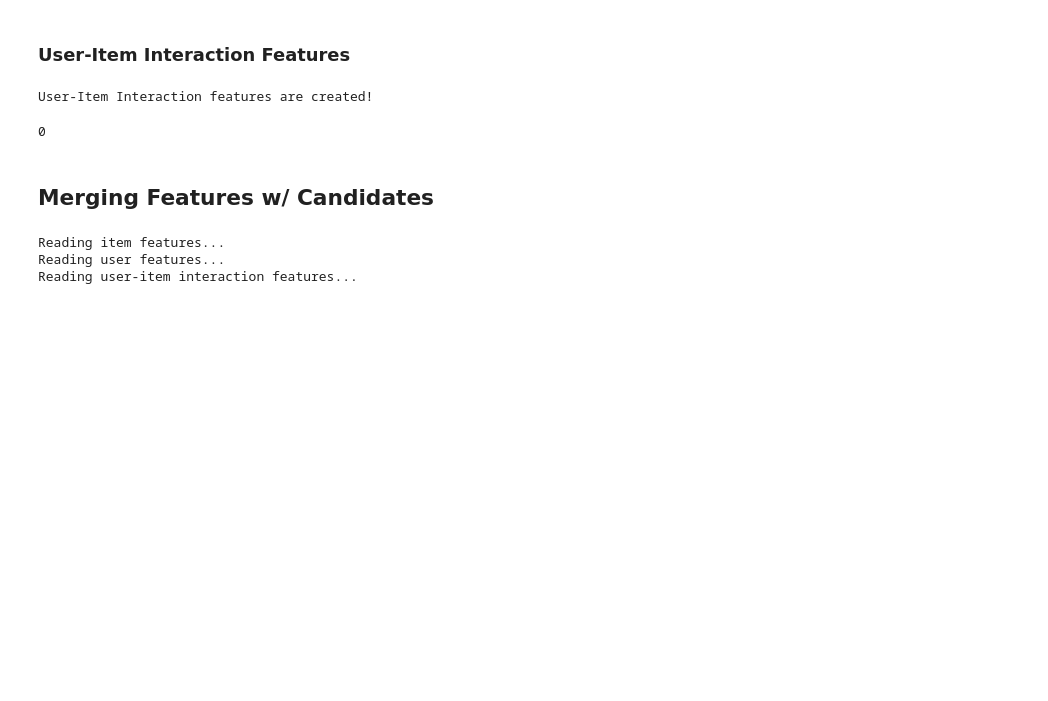
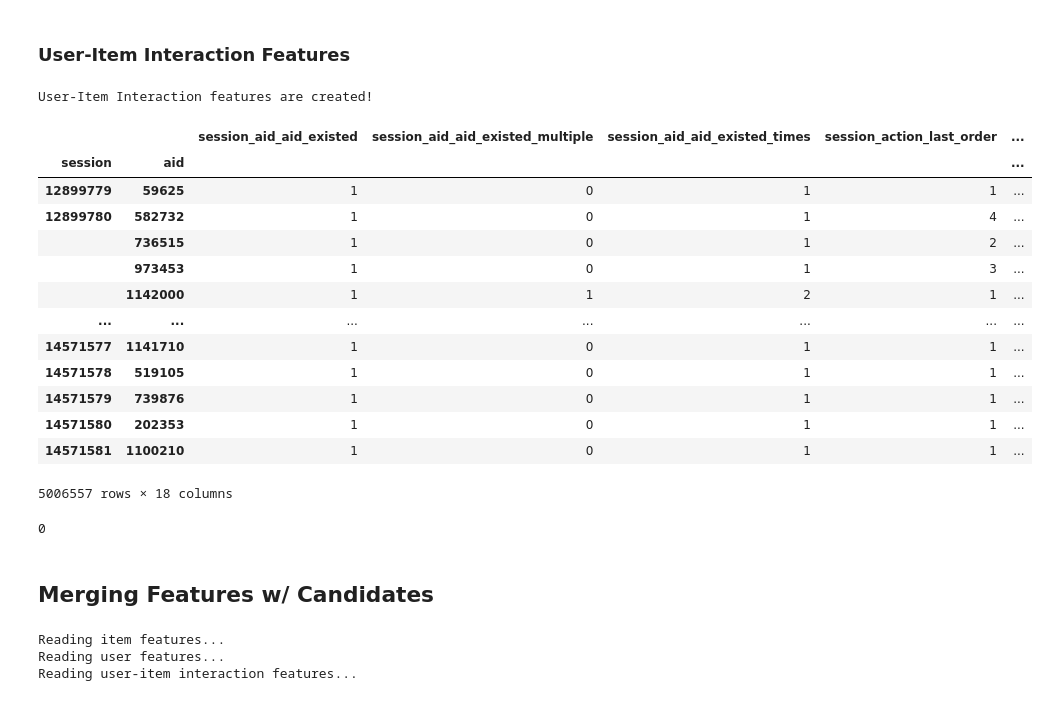
Before and after one commit to nlztrk/OTTO-Multi-Objective-Recommender-System, a Jupyter notebook: 3. Feature Extraction.ipynb, the cells around one changed output. Cells and saved outputs as stored; diff of their text form; code cells hidden in the pictures; blank space fills up the shorter version.

```diff
--- a/3. Feature Extraction.ipynb
+++ b/3. Feature Extraction.ipynb
@@ -780,7 +938,10 @@ user_item_int_features = pd.concat([
                                        reverse_order_of_aid_for_session,
                                        aid_session_ts_offsets,
 #                                        nunique_aggregator,
-                                       existence_amount_aggregator])
+                                       existence_amount_aggregator,
+                                       last_action_dayofweek]),
+    last_action_dayofweek(user_item_int_df,
+                          group_cols=['session', 'aid']),
 ], axis=1)
 
 user_item_int_features = reduce_memory(user_item_int_features)
@@ -790,6 +951,23 @@ user_item_int_features.to_parquet(f'./all_features/{GENERATE_FOR}_user_item_int_
 print("User-Item Interaction features are created!")
 # %% [output]
 User-Item Interaction features are created!
+# %%
+user_item_int_features
+# %% [output]
+|  |  | session_aid_aid_existed | session_aid_aid_existed_multiple | session_aid_aid_existed_times | session_action_last_order | ... |
+| session | aid |  |  |  |  | ... |
+| 12899779 | 59625 | 1 | 0 | 1 | 1 | ... |
+| 12899780 | 582732 | 1 | 0 | 1 | 4 | ... |
+|  | 736515 | 1 | 0 | 1 | 2 | ... |
+|  | 973453 | 1 | 0 | 1 | 3 | ... |
+|  | 1142000 | 1 | 1 | 2 | 1 | ... |
+| ... | ... | ... | ... | ... | ... | ... |
+| 14571577 | 1141710 | 1 | 0 | 1 | 1 | ... |
+| 14571578 | 519105 | 1 | 0 | 1 | 1 | ... |
+| 14571579 | 739876 | 1 | 0 | 1 | 1 | ... |
+| 14571580 | 202353 | 1 | 0 | 1 | 1 | ... |
+| 14571581 | 1100210 | 1 | 0 | 1 | 1 | ... |
+5006557 rows × 18 columns
 # %%
 del user_item_int_features
 gc.collect()
```
Also changed, not shown: parts of 12 cells of this notebook, 2 other files.
